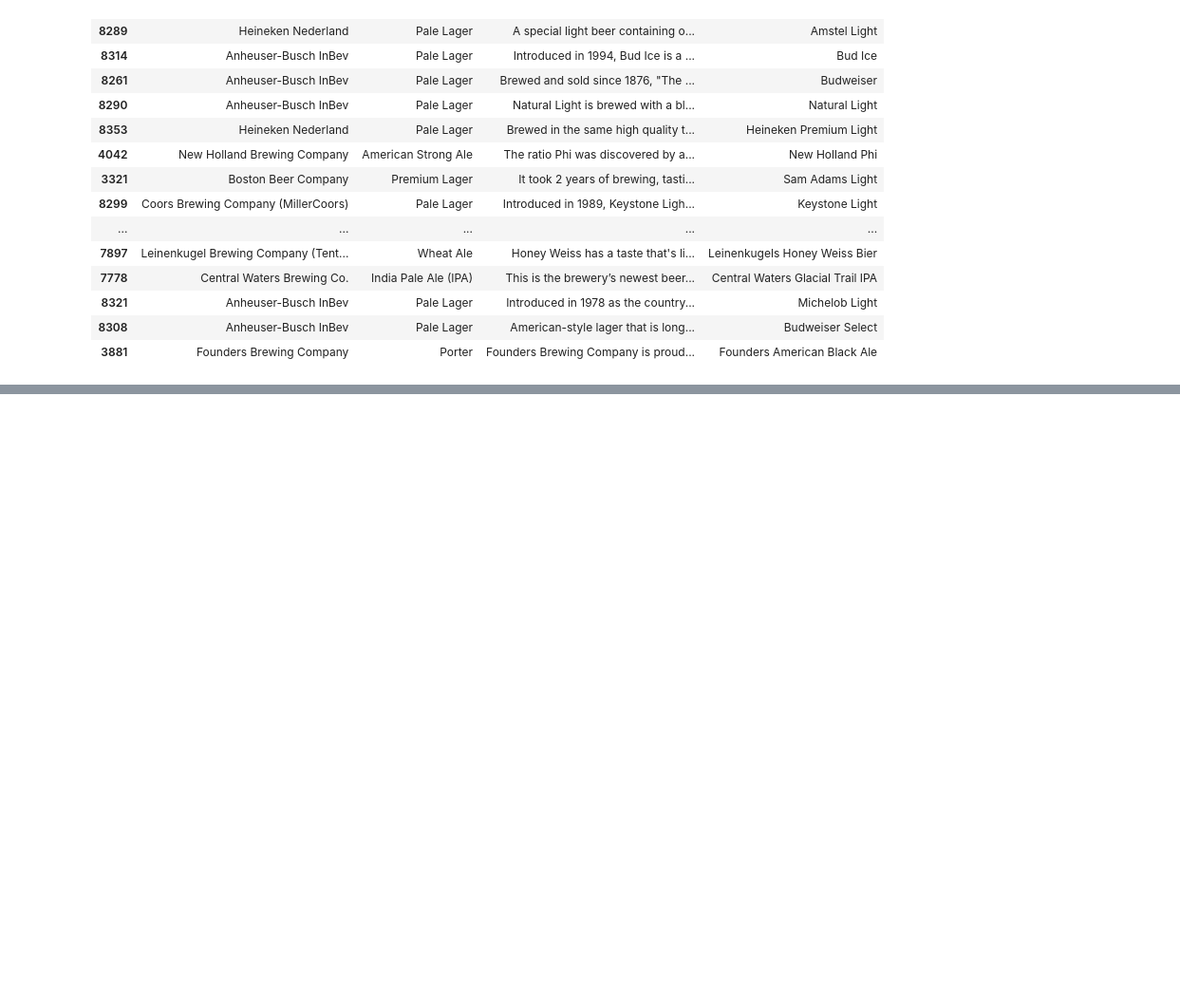
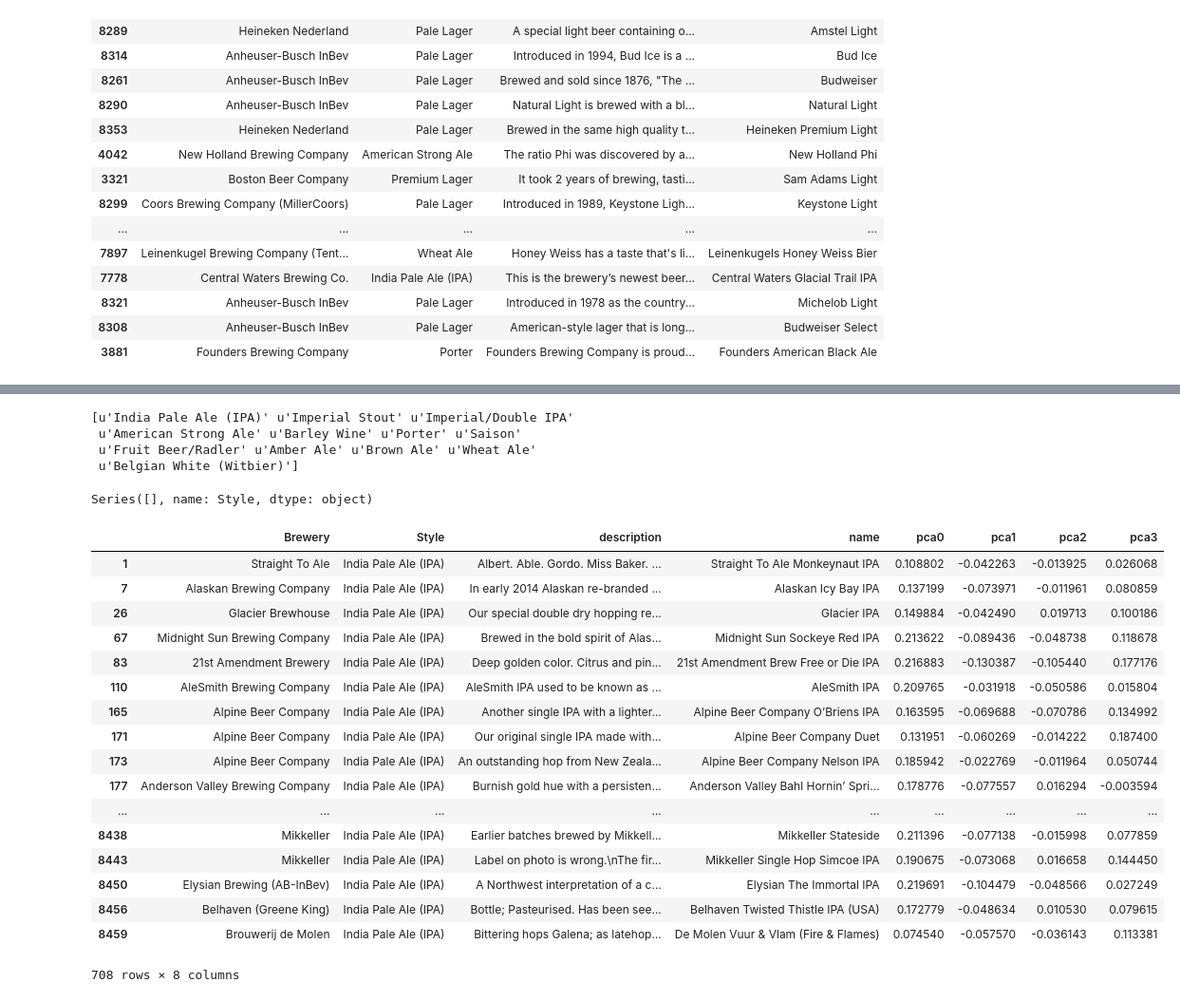
Before and after one commit to jonathan-eckel/beersomme, a Jupyter notebook: ratebeer/nlp-work.ipynb, the cells around one changed output, grey strips where cells are left out. Shown at 95% size. Saved outputs shown, nothing was run; the diff lists cells and outputs as text; code cells hidden in the pictures; blank space fills up the shorter version.

```diff
--- a/ratebeer/nlp-work.ipynb
+++ b/ratebeer/nlp-work.ipynb
@@ -310,3 +310,9 @@ df.loc[df.index[similar[:20]]]
 | 8321 | Anheuser-Busch InBev | Pale Lager | Introduced in 1978 as the country... | Michelob Light |
 | 8308 | Anheuser-Busch InBev | Pale Lager | American-style lager that is long... | Budweiser Select |
 | 3881 | Founders Brewing Company | Porter | Founders Brewing Company is proud... | Founders American Black Ale |
+# %%
+from sklearn.decomposition import TruncatedSVD
+svd = TruncatedSVD(n_components=4, random_state=99)
+allRevsSVD=svd.fit_transform(X)
+
+print(svd.explained_variance_ratio_.sum())
@@ -312,0 +327,5 @@ df.loc[df.index[similar[:20]]]
+# %%
+df_additional = df.copy()
+# %%
+for i in range(4):
+    df_additional['pca'+str(i)] = pd.DataFrame(allRevsSVD[:,i], index=df_additional.index)
@@ -312,0 +348,9 @@ df.loc[df.index[similar[:20]]]
+# %%
+topstyles = mycount.head(12).index.values
+mystyles = [u'India Pale Ale', "Wheat Ale", "Porter"]
+print topstyles
+# %% [output]
+[u'India Pale Ale (IPA)' u'Imperial Stout' u'Imperial/Double IPA'
+ u'American Strong Ale' u'Barley Wine' u'Porter' u'Saison'
+ u'Fruit Beer/Radler' u'Amber Ale' u'Brown Ale' u'Wheat Ale'
+ u'Belgian White (Witbier)']
@@ -312,0 +368,26 @@ df.loc[df.index[similar[:20]]]
+# %%
+df_subset = df_additional[df_additional.Style.str.contains(mystyles[0])]
+df_subset.Style
+# %% [output]
+Series([], name: Style, dtype: object)
+# %%
+df_additional[df_additional.Style.str.contains("India Pale Ale")]
+# %% [output]
+|  | Brewery | Style | description | name | pca0 | pca1 | pca2 | pca3 |
+| 1 | Straight To Ale | India Pale Ale (IPA) | Albert. Able. Gordo. Miss Baker. ... | Straight To Ale Monkeynaut IPA | 0.108802 | -0.042263 | -0.013925 | 0.026068 |
+| 7 | Alaskan Brewing Company | India Pale Ale (IPA) | In early 2014 Alaskan re-branded ... | Alaskan Icy Bay IPA | 0.137199 | -0.073971 | -0.011961 | 0.080859 |
+| 26 | Glacier Brewhouse | India Pale Ale (IPA) | Our special double dry hopping re... | Glacier IPA | 0.149884 | -0.042490 | 0.019713 | 0.100186 |
+| 67 | Midnight Sun Brewing Company | India Pale Ale (IPA) | Brewed in the bold spirit of Alas... | Midnight Sun Sockeye Red IPA | 0.213622 | -0.089436 | -0.048738 | 0.118678 |
+| 83 | 21st Amendment Brewery | India Pale Ale (IPA) | Deep golden color. Citrus and pin... | 21st Amendment Brew Free or Die IPA | 0.216883 | -0.130387 | -0.105440 | 0.177176 |
+| 110 | AleSmith Brewing Company | India Pale Ale (IPA) | AleSmith IPA used to be known as ... | AleSmith IPA | 0.209765 | -0.031918 | -0.050586 | 0.015804 |
+| 165 | Alpine Beer Company | India Pale Ale (IPA) | Another single IPA with a lighter... | Alpine Beer Company O’Briens IPA | 0.163595 | -0.069688 | -0.070786 | 0.134992 |
+| 171 | Alpine Beer Company | India Pale Ale (IPA) | Our original single IPA made with... | Alpine Beer Company Duet | 0.131951 | -0.060269 | -0.014222 | 0.187400 |
+| 173 | Alpine Beer Company | India Pale Ale (IPA) | An outstanding hop from New Zeala... | Alpine Beer Company Nelson IPA | 0.185942 | -0.022769 | -0.011964 | 0.050744 |
+| 177 | Anderson Valley Brewing Company | India Pale Ale (IPA) | Burnish gold hue with a persisten... | Anderson Valley Bahl Hornin’ Spri... | 0.178776 | -0.077557 | 0.016294 | -0.003594 |
+| ... | ... | ... | ... | ... | ... | ... | ... | ... |
+| 8438 | Mikkeller | India Pale Ale (IPA) | Earlier batches brewed by Mikkell... | Mikkeller Stateside | 0.211396 | -0.077138 | -0.015998 | 0.077859 |
+| 8443 | Mikkeller | India Pale Ale (IPA) | Label on photo is wrong.\nThe fir... | Mikkeller Single Hop Simcoe IPA | 0.190675 | -0.073068 | 0.016658 | 0.144450 |
+| 8450 | Elysian Brewing (AB-InBev) | India Pale Ale (IPA) | A Northwest interpretation of a c... | Elysian The Immortal IPA | 0.219691 | -0.104479 | -0.048566 | 0.027249 |
+| 8456 | Belhaven (Greene King) | India Pale Ale (IPA) | Bottle; Pasteurised. Has been see... | Belhaven Twisted Thistle IPA (USA) | 0.172779 | -0.048634 | 0.010530 | 0.079615 |
+| 8459 | Brouwerij de Molen | India Pale Ale (IPA) | Bittering hops Galena; as latehop... | De Molen Vuur & Vlam (Fire & Flames) | 0.074540 | -0.057570 | -0.036143 | 0.113381 |
+708 rows × 8 columns
```
Also changed, not shown: parts of 4 cells of this notebook, 4 other files.
